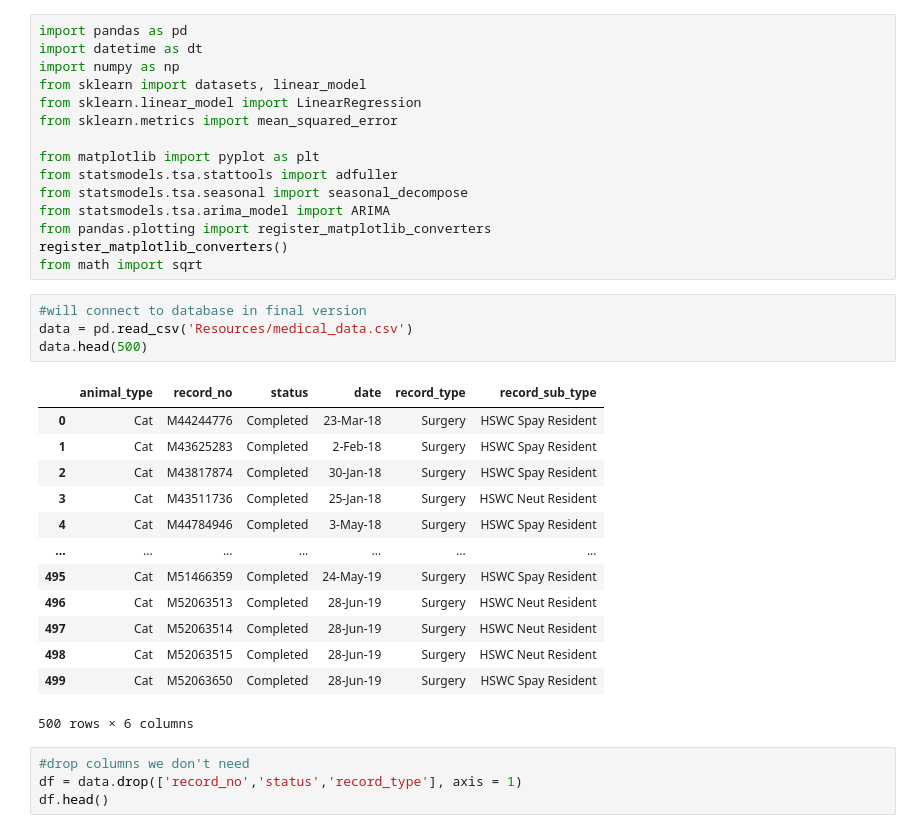
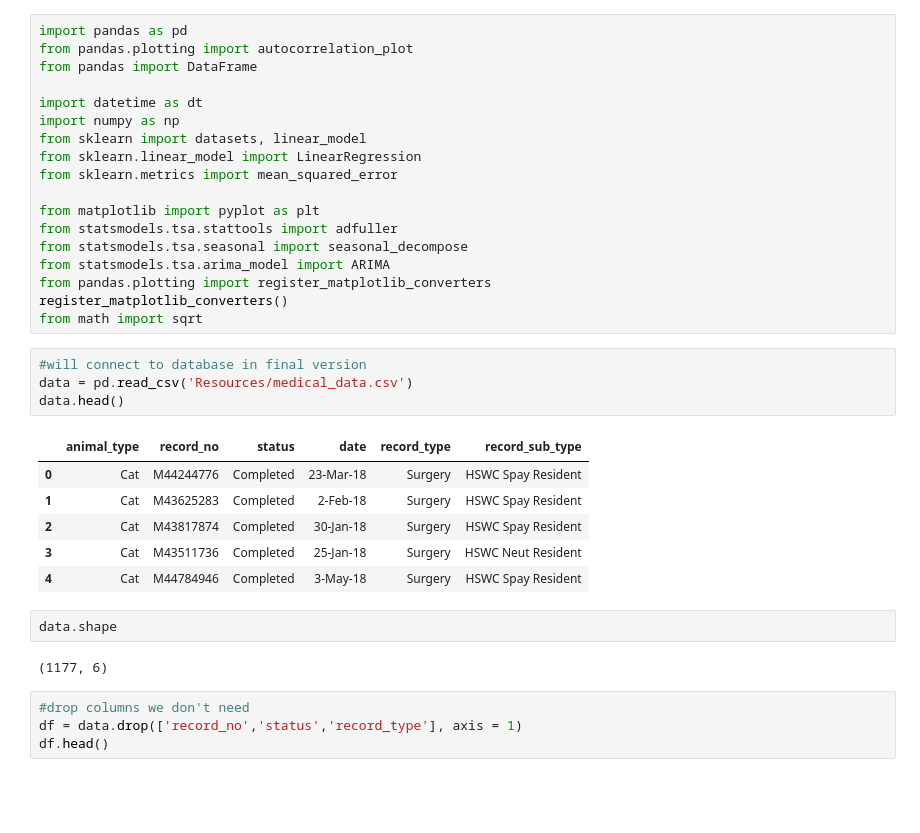
Before and after one commit to JSischo/Waupaca_repo, a Jupyter notebook: ARIMA_model.ipynb, the cells around one changed output. Drawn from its saved outputs; the diff is of its cells as text; blank space fills up the shorter version.

```diff
--- a/ARIMA_model.ipynb
+++ b/ARIMA_model.ipynb
@@ -1,5 +1,8 @@
 # %%
 import pandas as pd
+from pandas.plotting import autocorrelation_plot
+from pandas import DataFrame
+
 import datetime as dt
 import numpy as np
 from sklearn import datasets, linear_model
@@ -16,21 +19,18 @@ from math import sqrt
 # %%
 #will connect to database in final version
 data = pd.read_csv('Resources/medical_data.csv')
-data.head(500)
+data.head()
 # %% [output]
 |  | animal_type | record_no | status | date | record_type | record_sub_type |
 | 0 | Cat | M44244776 | Completed | 23-Mar-18 | Surgery | HSWC Spay Resident |
 | 1 | Cat | M43625283 | Completed | 2-Feb-18 | Surgery | HSWC Spay Resident |
 | 2 | Cat | M43817874 | Completed | 30-Jan-18 | Surgery | HSWC Spay Resident |
 | 3 | Cat | M43511736 | Completed | 25-Jan-18 | Surgery | HSWC Neut Resident |
 | 4 | Cat | M44784946 | Completed | 3-May-18 | Surgery | HSWC Spay Resident |
-| ... | ... | ... | ... | ... | ... | ... |
-| 495 | Cat | M51466359 | Completed | 24-May-19 | Surgery | HSWC Spay Resident |
-| 496 | Cat | M52063513 | Completed | 28-Jun-19 | Surgery | HSWC Neut Resident |
-| 497 | Cat | M52063514 | Completed | 28-Jun-19 | Surgery | HSWC Neut Resident |
-| 498 | Cat | M52063515 | Completed | 28-Jun-19 | Surgery | HSWC Neut Resident |
-| 499 | Cat | M52063650 | Completed | 28-Jun-19 | Surgery | HSWC Spay Resident |
-500 rows × 6 columns
+# %%
+data.shape
+# %% [output]
+(1177, 6)
 # %%
 #drop columns we don't need
 df = data.drop(['record_no','status','record_type'], axis = 1)
```
Also changed, not shown: parts of 8 cells of this notebook, 6 other files.
